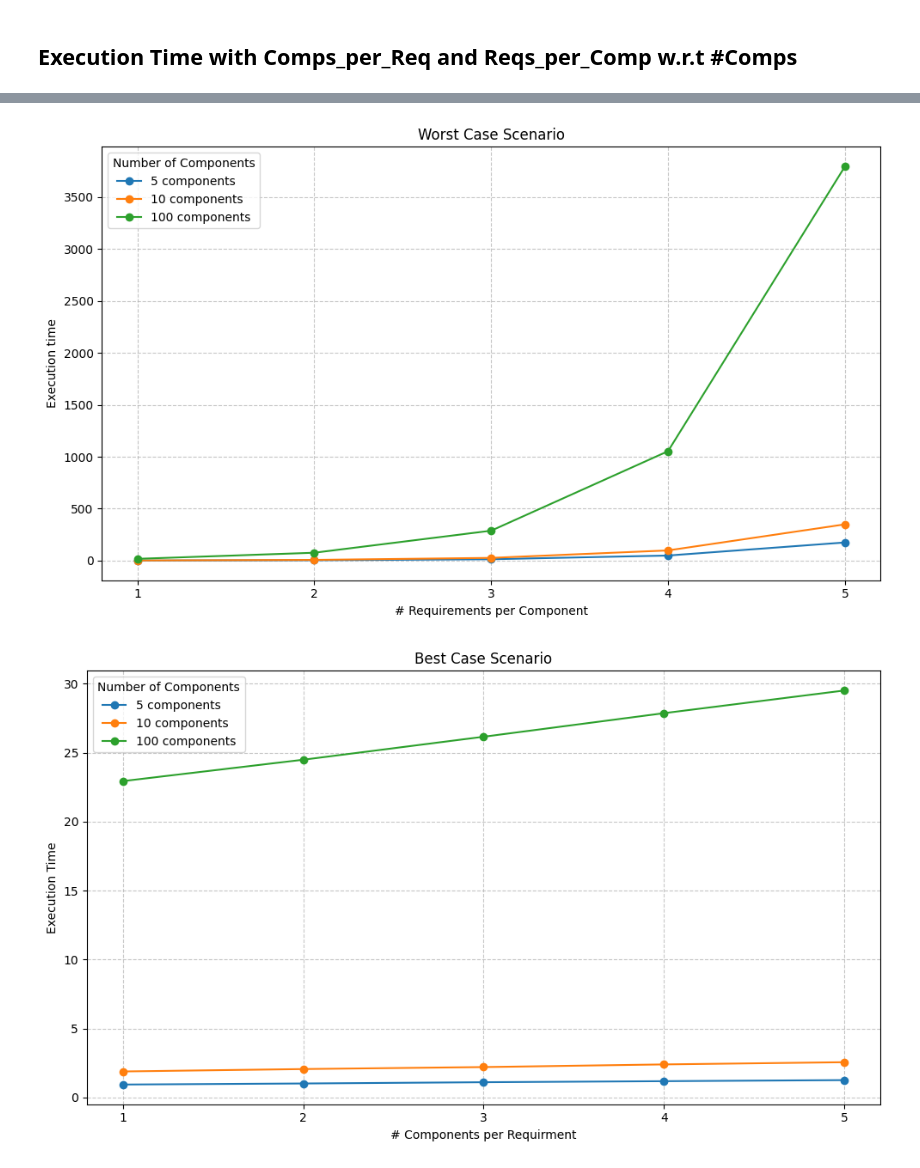
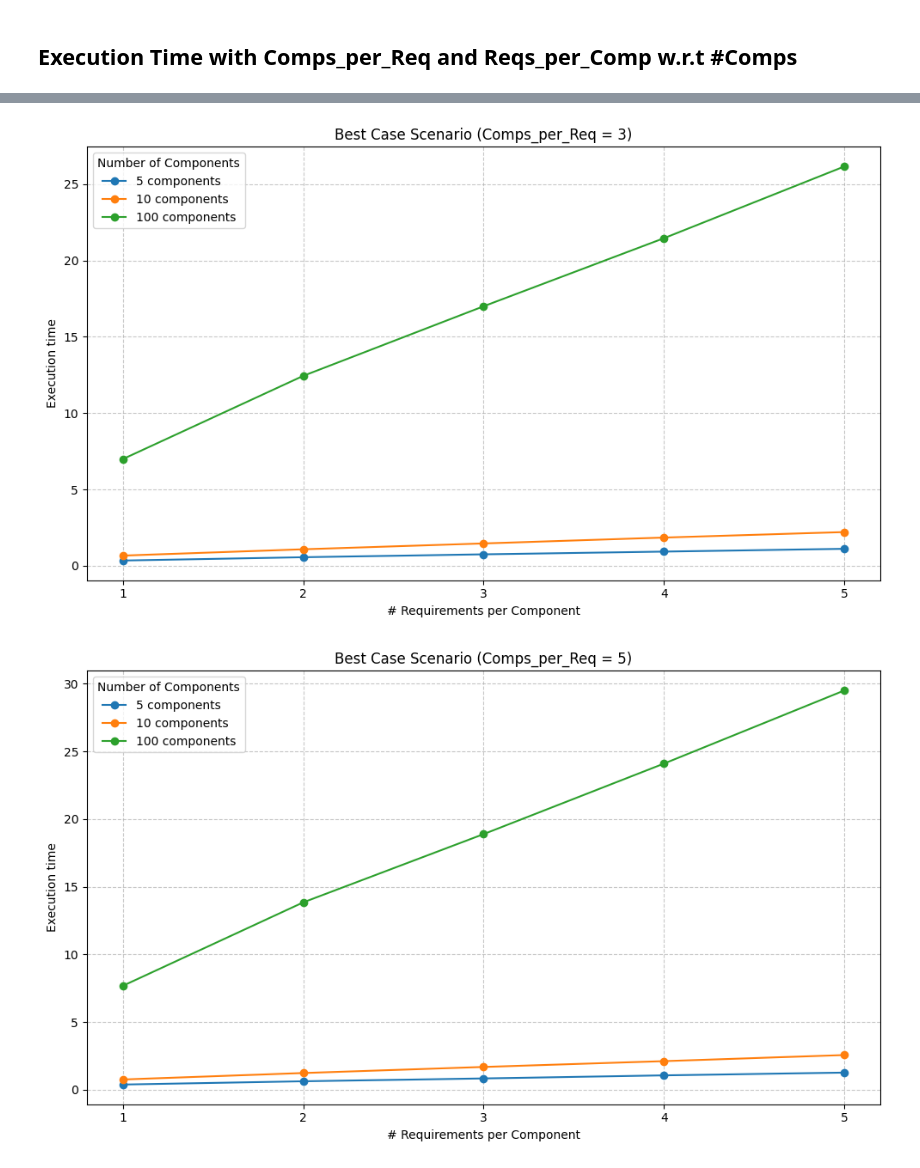
Before and after one commit to adriaag/ODIN, a Jupyter notebook: Modules/IntentSpecification2WorkflowGenerator/experimental_runs/results-viz.ipynb, the cells around one changed output, grey strips where cells are left out. Cells and saved outputs as stored; diff of their text form; code cells hidden in the pictures.

Commit message:
Results Analysis

```diff
--- a/Modules/IntentSpecification2WorkflowGenerator/experimental_runs/results-viz.ipynb
+++ b/Modules/IntentSpecification2WorkflowGenerator/experimental_runs/results-viz.ipynb
@@ -430,13 +603,13 @@ plt.show()
 # %%
-bf_grouped_df = results_df[results_df['comps_per_req'] == 3].groupby(['reqs_per_comp', 'comps'])['bf_time'].first().unstack()
+old_bf_grouped_df = results_df[results_df['comps_per_req'] == 3].groupby(['reqs_per_comp', 'comps'])['old_bf_time'].first().unstack()
 
 # Create the line plot
 plt.figure(figsize=(10, 6))
 
 x_values = range(1, 6)
 
-for column in bf_grouped_df.columns:
-    plt.plot(bf_grouped_df.index, bf_grouped_df[column], label=f'{column} components', marker='o')
+for column in old_bf_grouped_df.columns:
+    plt.plot(old_bf_grouped_df.index, old_bf_grouped_df[column], label=f'{column} components', marker='o')
 
 # Customize the plot
 plt.title('Previous Brute Force Approach')
@@ -455,16 +759,16 @@ plt.show()
 # %%
-wc_grouped_df = results_df[results_df['reqs_per_comp'] == 3].groupby(['comps_per_req', 'comps'])['wc_time'].first().unstack()
+new_bc_grouped_df = results_df[results_df['reqs_per_comp'] == 3].groupby(['comps_per_req', 'comps'])['new_bc_time'].first().unstack()
 
 # Create the line plot
 plt.figure(figsize=(10, 6))
 
 x_values = range(1, 6)
 
-for column in wc_grouped_df.columns:
-    plt.plot(wc_grouped_df.index, wc_grouped_df[column], label=f'{column} components', marker='o')
+for column in new_bc_grouped_df.columns:
+    plt.plot(new_bc_grouped_df.index, new_bc_grouped_df[column], label=f'{column} components', marker='o')
 
 # Customize the plot
-plt.title('Worst Case Scenario')
+plt.title('Best Case Scenario (Reqs_per_Comp = 3)')
 plt.xlabel('# Components per Requirment')
 plt.ylabel('Execution Time')
 plt.legend(title='Number of Components')
@@ -479,0 +848,23 @@ plt.show()
+# %%
+new_bc_grouped_df = results_df[results_df['comps_per_req'] == 1].groupby(['reqs_per_comp', 'comps'])['new_bc_time'].first().unstack()
+
+# Create the line plot
+plt.figure(figsize=(10, 6))
+
+x_values = range(1, 6)
+
+for column in new_bc_grouped_df.columns:
+    plt.plot(new_bc_grouped_df.index, new_bc_grouped_df[column], label=f'{column} components', marker='o')
+
+# Customize the plot
+plt.title('Best Case Scenario (Comps_per_Req = 1)')
+plt.xlabel('# Requirements per Component')
+plt.ylabel('Execution time')
+plt.legend(title='Number of Components')
+plt.grid(True, linestyle='--', alpha=0.7)
+
+plt.xticks(x_values)
+
+# Show the plot
+plt.tight_layout()
+plt.show()
@@ -480,43 +873,43 @@ plt.show()
 # %%
-wc_grouped_df = results_df[results_df['comps_per_req'] == 3].groupby(['reqs_per_comp', 'comps'])['wc_time'].first().unstack()
+new_bc_grouped_df = results_df[results_df['comps_per_req'] == 3].groupby(['reqs_per_comp', 'comps'])['new_bc_time'].first().unstack()
 
 # Create the line plot
 plt.figure(figsize=(10, 6))
 
 x_values = range(1, 6)
 
-for column in wc_grouped_df.columns:
-    plt.plot(wc_grouped_df.index, wc_grouped_df[column], label=f'{column} components', marker='o')
+for column in new_bc_grouped_df.columns:
+    plt.plot(new_bc_grouped_df.index, new_bc_grouped_df[column], label=f'{column} components', marker='o')
 
 # Customize the plot
-plt.title('Worst Case Scenario')
+plt.title('Best Case Scenario (Comps_per_Req = 3)')
 plt.xlabel('# Requirements per Component')
 plt.ylabel('Execution time')
 plt.legend(title='Number of Components')
 plt.grid(True, linestyle='--', alpha=0.7)
 
 plt.xticks(x_values)
 
 # Show the plot
 plt.tight_layout()
 plt.show()
 # %% [output]
-[figure, old version]
+[figure, new version]
 # %%
-bc_grouped_df = results_df[results_df['reqs_per_comp'] == 3].groupby(['comps_per_req', 'comps'])['bc_time'].first().unstack()
+new_bc_grouped_df = results_df[results_df['comps_per_req'] == 5].groupby(['reqs_per_comp', 'comps'])['new_bc_time'].first().unstack()
 
 # Create the line plot
 plt.figure(figsize=(10, 6))
 
 x_values = range(1, 6)
 
-for column in bc_grouped_df.columns:
-    plt.plot(bc_grouped_df.index, bc_grouped_df[column], label=f'{column} components', marker='o')
+for column in new_bc_grouped_df.columns:
+    plt.plot(new_bc_grouped_df.index, new_bc_grouped_df[column], label=f'{column} components', marker='o')
 
 # Customize the plot
-plt.title('Best Case Scenario')
-plt.xlabel('# Components per Requirment')
-plt.ylabel('Execution Time')
+plt.title('Best Case Scenario (Comps_per_Req = 5)')
+plt.xlabel('# Requirements per Component')
+plt.ylabel('Execution time')
 plt.legend(title='Number of Components')
 plt.grid(True, linestyle='--', alpha=0.7)
 
@@ -526,4 +919,4 @@ plt.xticks(x_values)
 plt.tight_layout()
 plt.show()
 # %% [output]
-[figure, old version]
+[figure, new version]
```
Also changed, not shown: parts of 42 cells of this notebook, 26 other files.
